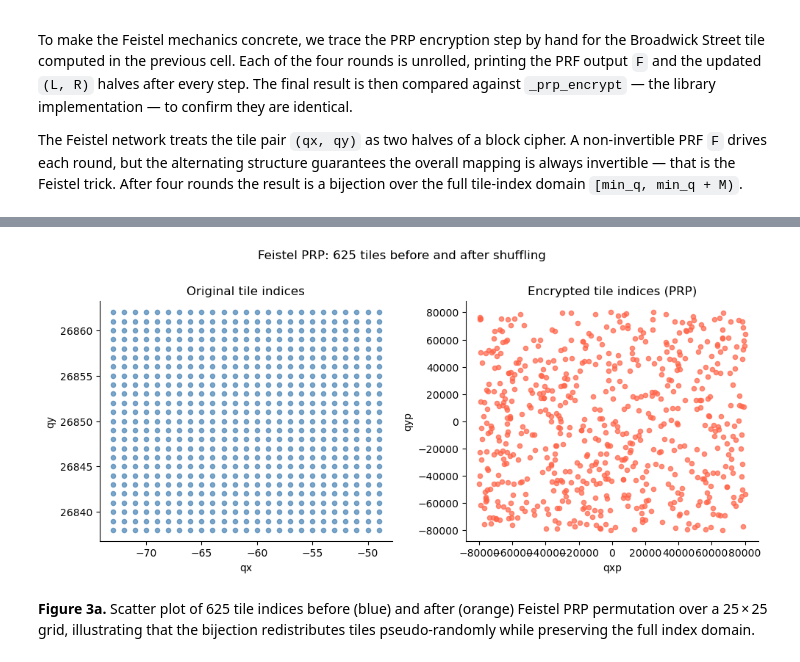
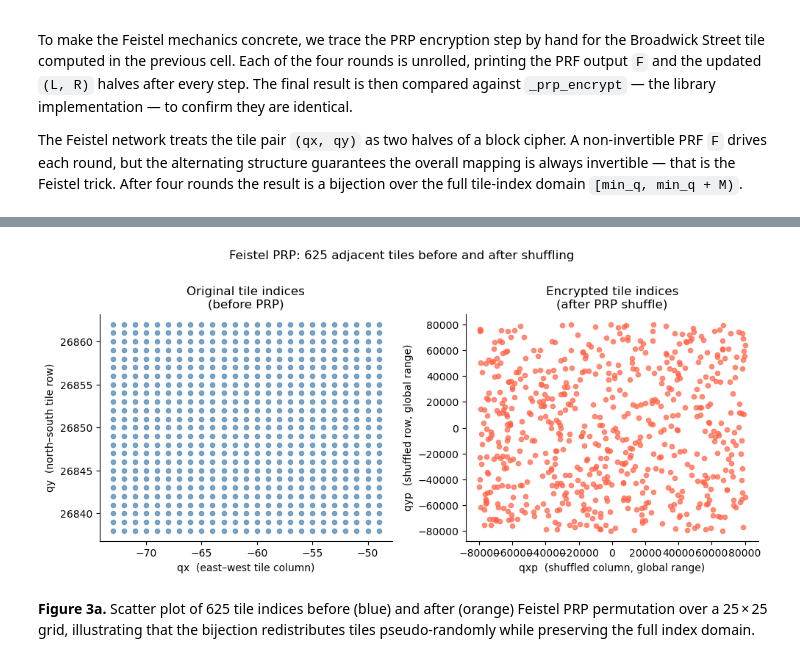
Before and after one commit to PHI-Case-Studies/2026-Map-Encryption-Library, a Jupyter notebook: 03-grid-snapping-and-prp.ipynb, the cells around one changed output, grey strips where cells are left out. Drawn from its saved outputs; the diff is of its cells as text; code cells hidden in the pictures.

```diff
--- a/03-grid-snapping-and-prp.ipynb
+++ b/03-grid-snapping-and-prp.ipynb
@@ -224,29 +322,51 @@ Bijection confirmed: (-61, 26850) maps to (-62260, 27032) uniquely.
 # %%
-# PRP scatter: 25x25 = 625 tiles
-prp_key   = hashlib.blake2s(b"nb03-scatter", digest_size=32).digest()
-prp_tweak = b"nb03-demo"
+# ── PRP scatter: encrypt a 25×25 block of adjacent tiles ─────────────────────
+# We take 625 tiles arranged as a compact 25×25 neighbourhood centred on the
+# Broadwick Street pump and encrypt each one with _prp_encrypt.
+#
+# Expected result:
+#   Left panel  (original) — tiles form a tight, ordered grid around (qx, qy).
+#   Right panel (encrypted) — tiles are dispersed pseudo-randomly across the
+#                             entire index domain [min_q, min_q+M).
+#                             No spatial structure survives: an observer who sees
+#                             only (qxp, qyp) cannot infer which neighbourhood
+#                             the records came from, or even which continent.
 
-orig_qx, orig_qy, enc_qxp, enc_qyp = [], [], [], []
-for dqx in range(-12, 13):
-    for dqy in range(-12, 13):
+prp_key   = hashlib.blake2s(b'nb03-scatter', digest_size=32).digest()  # demo key
+prp_tweak = b'nb03-demo'    # context string binding key to this specific use
+
+orig_qx, orig_qy   = [], []   # plaintext tile columns and rows
+enc_qxp, enc_qyp   = [], []   # encrypted (shuffled) tile columns and rows
+
+for dqx in range(-12, 13):       # 25 steps: qx − 12 … qx + 12
+    for dqy in range(-12, 13):   # 25 steps: qy − 12 … qy + 12
         tqx, tqy = qx + dqx, qy + dqy
+        # Apply 10-round Feistel PRP (more rounds → harder to distinguish from random)
         tqxp, tqyp = _prp_encrypt(tqx, tqy, prp_key, prp_tweak, BIN, 10)
         orig_qx.append(tqx);  orig_qy.append(tqy)
         enc_qxp.append(tqxp); enc_qyp.append(tqyp)
 
 fig, (ax1, ax2) = plt.subplots(1, 2, figsize=(10, 4.5))
-ax1.scatter(orig_qx, orig_qy, c="steelblue", s=20, alpha=0.7)
-ax1.set_title("Original tile indices"); ax1.set_xlabel("qx"); ax1.set_ylabel("qy")
 
-ax2.scatter(enc_qxp, enc_qyp, c="tomato", s=20, alpha=0.7)
-ax2.set_title("Encrypted tile indices (PRP)"); ax2.set_xlabel("qxp"); ax2.set_ylabel("qyp")
+# Left: compact input cluster — 25×25 tiles near the Soho outbreak centre
+ax1.scatter(orig_qx, orig_qy, c='steelblue', s=20, alpha=0.7)
+ax1.set_title('Original tile indices\n(before PRP)')
+ax1.set_xlabel('qx  (east–west tile column)')
+ax1.set_ylabel('qy  (north–south tile row)')
 
-fig.suptitle("Feistel PRP: 625 tiles before and after shuffling", y=1.01)
+# Right: dispersed output — the same 625 tiles mapped to random-looking positions
+# spanning the full ≈160 000-wide global index range
+ax2.scatter(enc_qxp, enc_qyp, c='tomato', s=20, alpha=0.7)
+ax2.set_title('Encrypted tile indices\n(after PRP shuffle)')
+ax2.set_xlabel('qxp  (shuffled column, global range)')
+ax2.set_ylabel('qyp  (shuffled row, global range)')
+
+fig.suptitle('Feistel PRP: 625 adjacent tiles before and after shuffling', y=1.01)
 sns.despine()
 plt.tight_layout()
 plt.show()
 # %% [output]
-[figure, old version]
+[figure, new version]
 # %% [markdown]
 **Figure 3a.** Scatter plot of 625 tile indices before (blue) and after (orange) Feistel PRP permutation over a 25 × 25 grid, illustrating that the bijection redistributes tiles pseudo-randomly while preserving the full index domain.
 # %%
```
Also changed, not shown: parts of 6 cells of this notebook.
